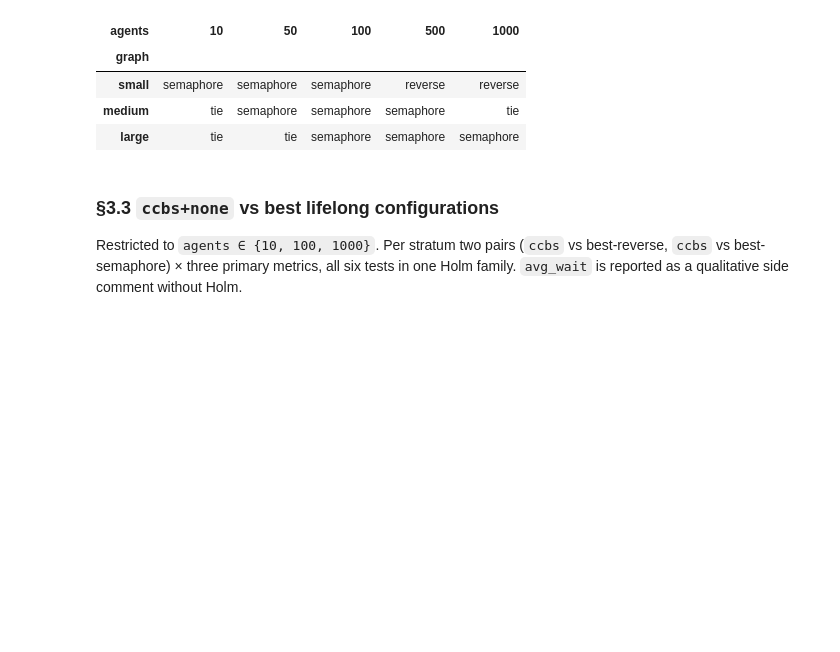
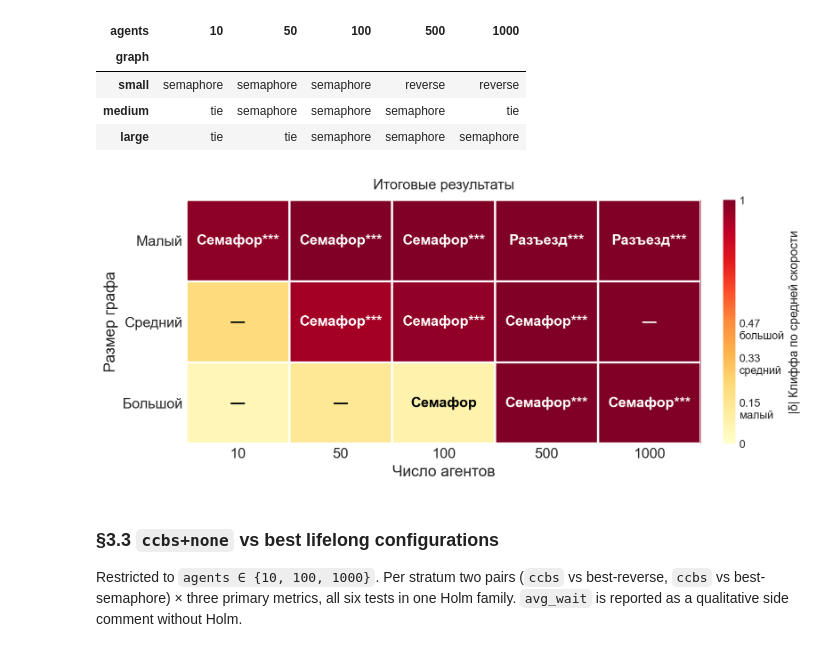
Before and after one commit to iktovr/master-diploma, a Jupyter notebook: src/demo/report.ipynb, the cells around one changed output. Saved outputs shown, nothing was run; the diff lists cells and outputs as text; code cells hidden in the pictures; blank space fills up the shorter version.

```diff
--- a/src/demo/report.ipynb
+++ b/src/demo/report.ipynb
@@ -559,6 +555,82 @@ display(winner_matrix)
 | small | semaphore | semaphore | semaphore | reverse | reverse |
 | medium | tie | semaphore | semaphore | semaphore | tie |
 | large | tie | tie | semaphore | semaphore | semaphore |
+# %%
+_RU_RESOLVER = {
+    'reverse':   'Разъезд',
+    'semaphore': 'Семафор',
+    'tie':       '—',
+    'mixed':     'Смешанный',
+}
+_RU_GRAPH = {'small': 'Малый', 'medium': 'Средний', 'large': 'Большой'}
+
+_METRIC_FOR_COLOR = 'avg_speed'
+
+_sub = all_32_now[all_32_now['metric'] == _METRIC_FOR_COLOR].copy()
+_sub['abs_delta'] = _sub['cliffs_delta'].abs()
+_delta_mat = (_sub.groupby(['graph', 'agents'])['abs_delta']
+                  .median().unstack('agents')
+                  .reindex(index=GRAPH_ORDER, columns=AGENTS_ORDER))
+_p_mat = (_sub.groupby(['graph', 'agents'])['p_holm']
+              .min().unstack('agents')
+              .reindex(index=GRAPH_ORDER, columns=AGENTS_ORDER))
+_win_mat = winner_matrix.reindex(index=GRAPH_ORDER, columns=AGENTS_ORDER)
+
+def _stars(p):
+    if p is None or (isinstance(p, float) and np.isnan(p)):
+        return ''
+    if p < 1e-3: return '***'
+    if p < 1e-2: return '**'
+    if p < 5e-2: return '*'
+    return ''
+
+fig, ax = plt.subplots(figsize=(9.2, 4.0))
+_cmap = plt.get_cmap('YlOrRd')
+_norm = matplotlib.colors.Normalize(vmin=0.0, vmax=1.0)
+im = ax.imshow(_delta_mat.values.astype(float), cmap=_cmap, norm=_norm, aspect='auto')
+
+ax.set_xticks(range(len(AGENTS_ORDER)))
+ax.set_xticklabels([str(a) for a in AGENTS_ORDER], fontsize=13)
+ax.set_yticks(range(len(GRAPH_ORDER)))
+ax.set_yticklabels([_RU_GRAPH[g] for g in GRAPH_ORDER], fontsize=13)
+ax.set_xlabel('Число агентов', fontsize=14)
+ax.set_ylabel('Размер графа', fontsize=14)
+ax.set_title('Итоговые результаты',
+             fontsize=13, pad=10)
+
+for i in range(_delta_mat.shape[0]):
+    for j in range(_delta_mat.shape[1]):
+        win = str(_win_mat.values[i, j])
+        d = _delta_mat.values[i, j]
+        p = _p_mat.values[i, j]
+        label = _RU_RESOLVER.get(win, win)
+        stars = _stars(p) if win in ('reverse', 'semaphore') else ''
+        text = f'{label}{stars}' if stars else label
+        intensity = d if not np.isnan(d) else 0.0
+        color = 'white' if intensity > 0.6 else 'black'
+        ax.text(j, i, text, ha='center', va='center', fontsize=13,
+                color=color, fontweight='bold')
+
+ax.set_xticks(np.arange(-.5, len(AGENTS_ORDER), 1), minor=True)
+ax.set_yticks(np.arange(-.5, len(GRAPH_ORDER), 1), minor=True)
+ax.grid(False, which='major')
+ax.grid(True, which='minor', color='white', linewidth=2)
+ax.tick_params(which='both', length=0)
+for _spine in ax.spines.values():
+    _spine.set_visible(False)
+
+cbar = fig.colorbar(im, ax=ax, fraction=0.046, pad=0.04,
+                    ticks=[0.0, 0.147, 0.33, 0.474, 1.0])
+cbar.ax.set_yticklabels(['0', '0.15\nмалый', '0.33\nсредний', '0.47\nбольшой', '1'],
+                        fontsize=10)
+cbar.set_label('|δ| Клиффа по средней скорости', fontsize=11)
+cbar.ax.grid(False)
+cbar.outline.set_visible(False)
+cbar.ax.tick_params(length=0)
+
+plt.show()
+# %% [output]
+[figure, added]
 # %% [markdown]
 ### §3.3 `ccbs+none` vs best lifelong configurations
 
```
Also changed, not shown: parts of 15 cells of this notebook, 19 other files.
